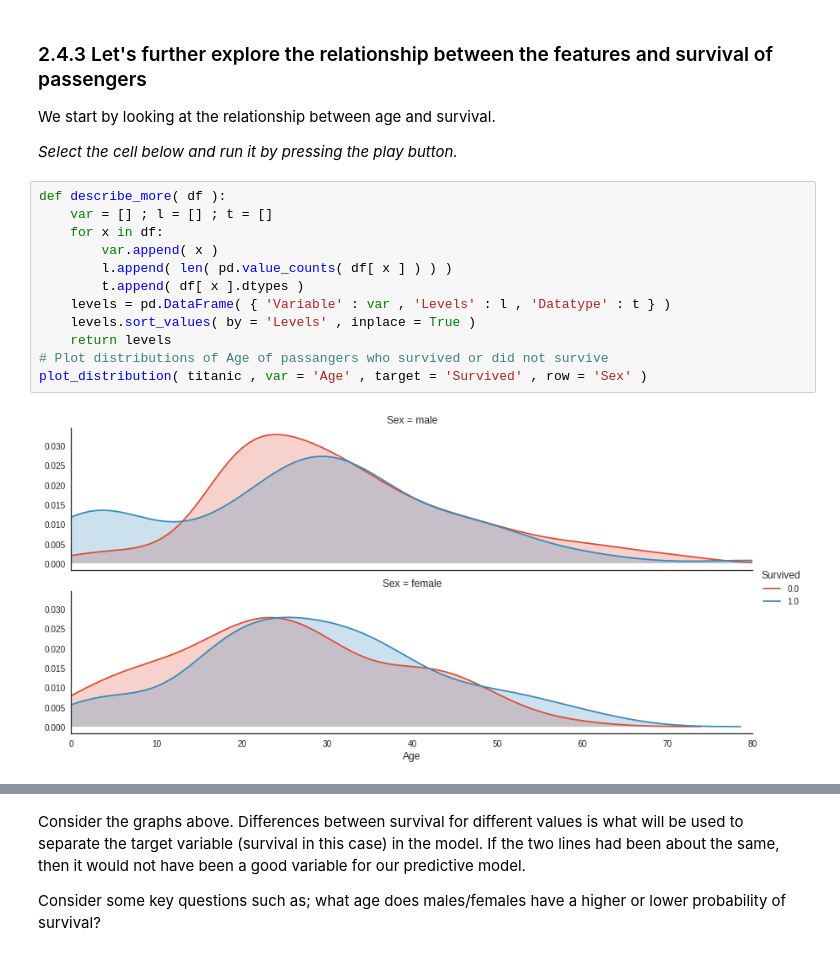
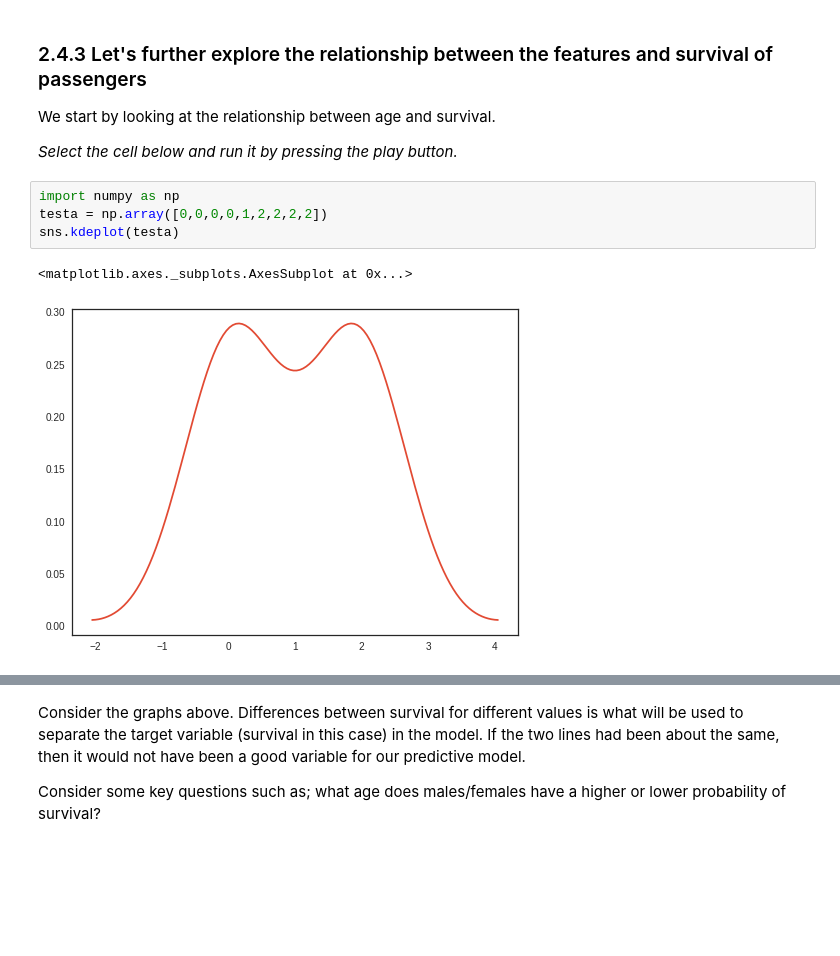
Before and after one commit to ShichengChen/kaggle, a Jupyter notebook: Titanic/Helge Bjorland & Stian Eide.ipynb, the cells around one changed output, grey strips where cells are left out. Cells and saved outputs as stored; diff of their text form; blank space fills up the shorter version.

```diff
--- a/Titanic/Helge Bjorland & Stian Eide.ipynb
+++ b/Titanic/Helge Bjorland & Stian Eide.ipynb
@@ -269,17 +269,10 @@ plot_correlation_map( titanic )
 We start by looking at the relationship between age and survival.
 
 *Select the cell below and run it by pressing the play button.*
-# %%
-def describe_more( df ):
-    var = [] ; l = [] ; t = []
-    for x in df:
-        var.append( x )
-        l.append( len( pd.value_counts( df[ x ] ) ) )
-        t.append( df[ x ].dtypes )
-    levels = pd.DataFrame( { 'Variable' : var , 'Levels' : l , 'Datatype' : t } )
-    levels.sort_values( by = 'Levels' , inplace = True )
-    return levels
-# Plot distributions of Age of passangers who survived or did not survive
-plot_distribution( titanic , var = 'Age' , target = 'Survived' , row = 'Sex' )
-# %% [output]
-[figure, removed]
+# %%
+import numpy as np
+testa = np.array([0,0,0,0,1,2,2,2,2])
+sns.kdeplot(testa)
+# %% [output]
+<matplotlib.axes._subplots.AxesSubplot at 0x...>
+[figure, added]
```
Also changed, not shown: parts of 14 cells of this notebook.
